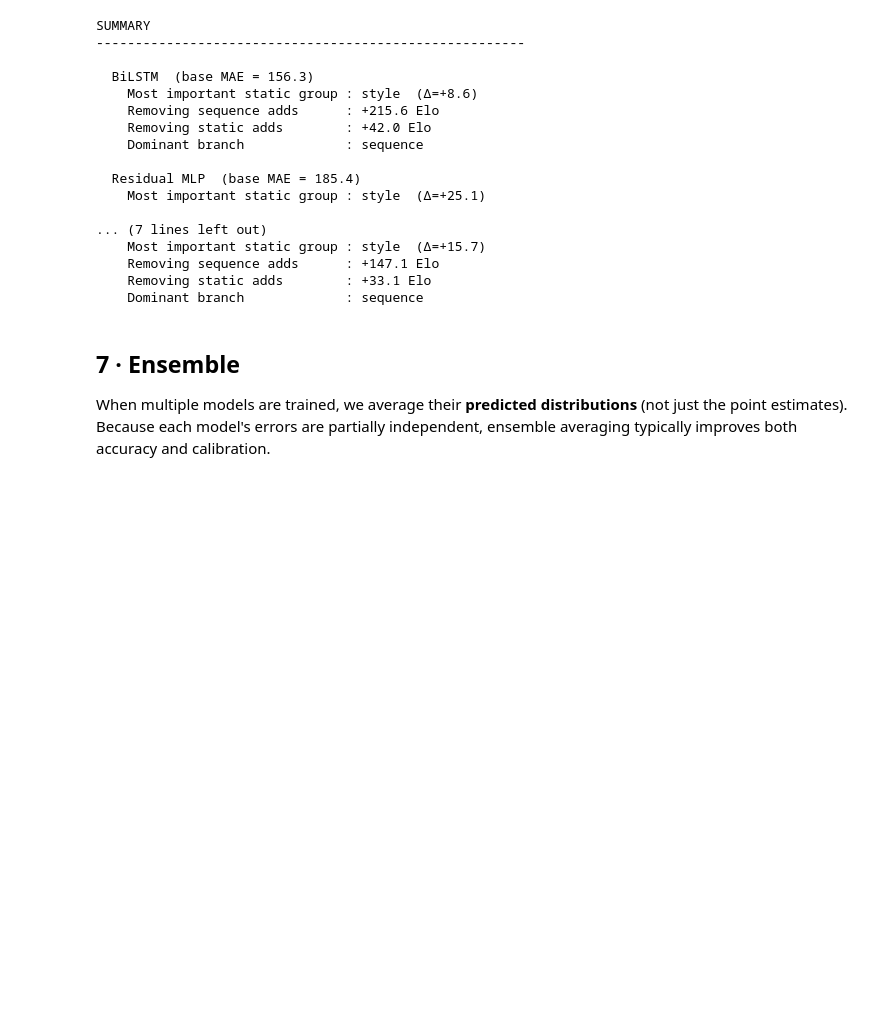
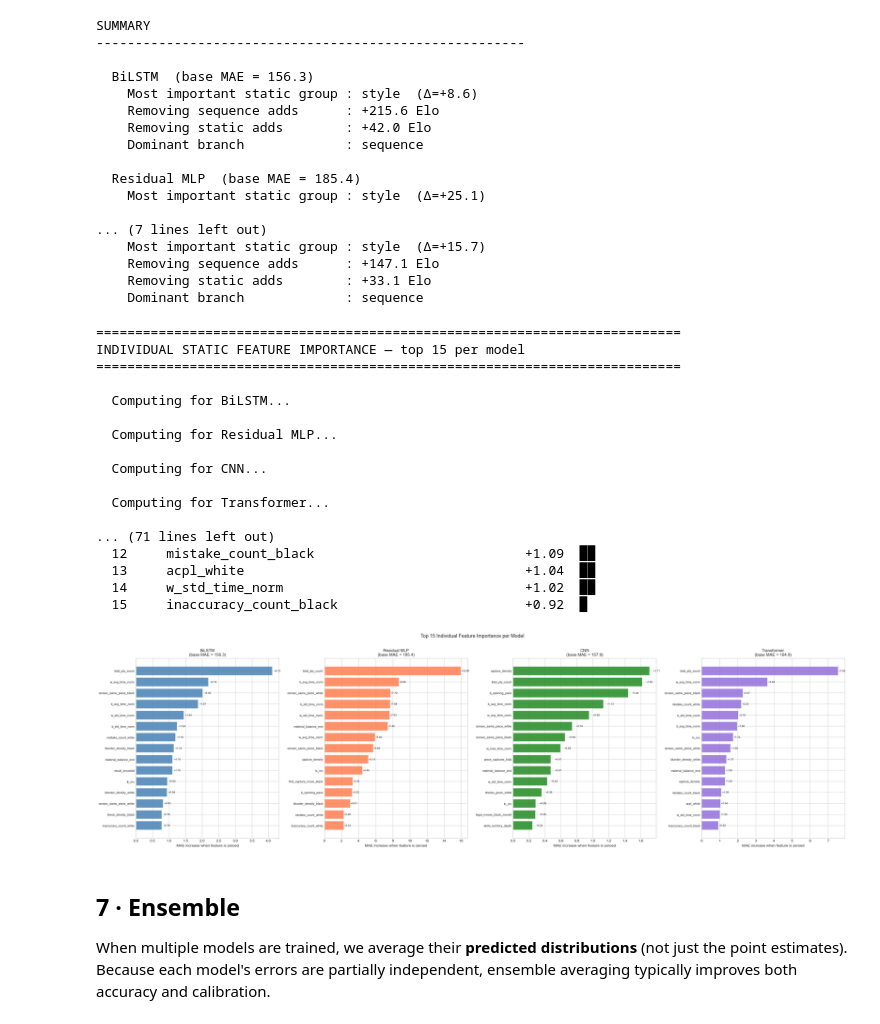
Before and after one commit to Defogh/AppML_FinalProject, a Jupyter notebook: root/workspace/elias_sandbox/chess_elo_final.ipynb, the cells around one changed output. Cells and saved outputs as stored; diff of their text form; code cells hidden in the pictures; blank space fills up the shorter version.

```diff
--- a/root/workspace/elias_sandbox/chess_elo_final.ipynb
+++ b/root/workspace/elias_sandbox/chess_elo_final.ipynb
@@ -1557,6 +1557,77 @@ SUMMARY
     Removing sequence adds      : +147.1 Elo
     Removing static adds        : +33.1 Elo
     Dominant branch             : sequence
+# %%
+# ── Individual static feature importance ──────────────────────────────────────
+print("=" * 75)
+print("INDIVIDUAL STATIC FEATURE IMPORTANCE — top 15 per model")
+print("=" * 75)
+
+individual_importance = {}
+
+for mname, model in all_models.items():
+    print(f"\n  Computing for {mname}...")
+    base = run_inference(model, abl_ldr)
+    feature_deltas = {}
+    for i, col_name in enumerate(static_cols):
+        delta = run_inference(model, abl_ldr, static_mask=[i]) - base
+        feature_deltas[col_name] = delta
+    individual_importance[mname] = {'base': base, 'deltas': feature_deltas}
+
+# ── print ranking per model ───────────────────────────────────────────────────
+for mname, data in individual_importance.items():
+    print(f"\n  {mname}  (base MAE = {data['base']:.1f})")
+    print(f"  {'Rank':<6} {'Feature':<40} {'Delta MAE':>10}")
+    print("  " + "-" * 58)
+    ranked = sorted(data['deltas'].items(), key=lambda x: -x[1])
+    for rank, (fname, delta) in enumerate(ranked[:15], 1):
+        bar = "█" * max(0, int(delta * 2))
+        print(f"  {rank:<6} {fname:<40} {delta:>+10.2f}  {bar}")
+
+# ── side by side plot ─────────────────────────────────────────────────────────
+n_models = len(individual_importance)
+fig, axes = plt.subplots(1, n_models, figsize=(7 * n_models, 8), sharey=False)
+if n_models == 1:
+    axes = [axes]
+
+model_colors = ['steelblue', 'coral', 'forestgreen', 'mediumpurple']
+
+for ax, (mname, data), color in zip(axes, individual_importance.items(), model_colors):
+    ranked = sorted(data['deltas'].items(), key=lambda x: -x[1])[:15]
+    names, vals = zip(*ranked)
+    y_pos = range(len(names))
+    ax.barh(y_pos, vals, color=color, alpha=0.85, edgecolor='white')
+    ax.set_yticks(y_pos)
+    ax.set_yticklabels(names, fontsize=8)
+    ax.axvline(0, color='black', lw=0.8)
+    ax.invert_yaxis()
+    ax.set_xlabel('MAE increase when feature is zeroed')
+    ax.set_title(f'{mname}\n(base MAE = {data["base"]:.1f})', fontsize=11)
+    for i, v in enumerate(vals):
+        ax.text(max(v + 0.05, 0.05), i, f'{v:+.2f}', va='center', fontsize=7)
+
+plt.suptitle('Top 15 Individual Feature Importance per Model', fontsize=13, y=1.01)
+plt.tight_layout()
+plt.show()
+# %% [output]
+===========================================================================
+INDIVIDUAL STATIC FEATURE IMPORTANCE — top 15 per model
+===========================================================================
+
+  Computing for BiLSTM...
+
+  Computing for Residual MLP...
+
+  Computing for CNN...
+
+  Computing for Transformer...
+
+... (71 lines left out)
+  12     mistake_count_black                           +1.09  ██
+  13     acpl_white                                    +1.04  ██
+  14     w_std_time_norm                               +1.02  ██
+  15     inaccuracy_count_black                        +0.92  █
+[figure, added]
 # %% [markdown]
 ## 7 · Ensemble
 
```
Also changed, not shown: parts of 1 cell of this notebook, 1 other file.
